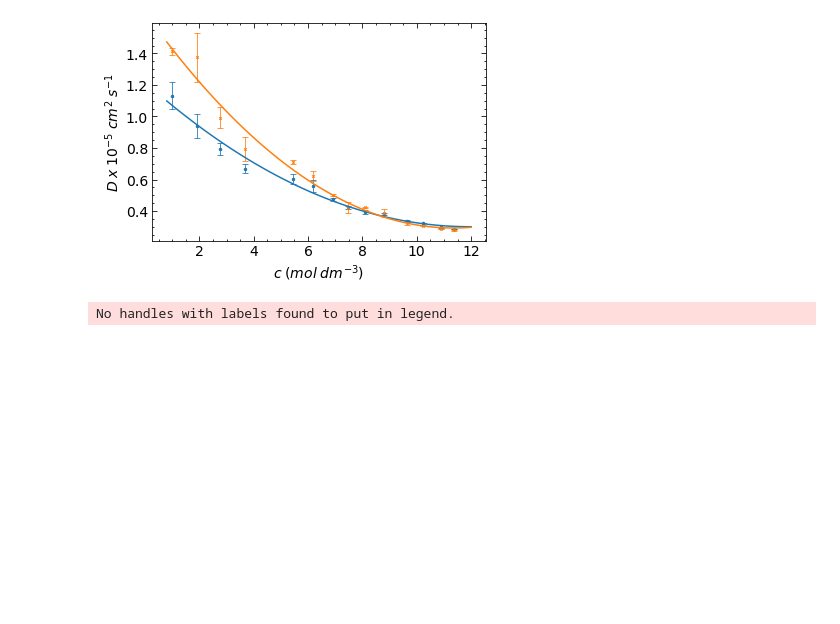
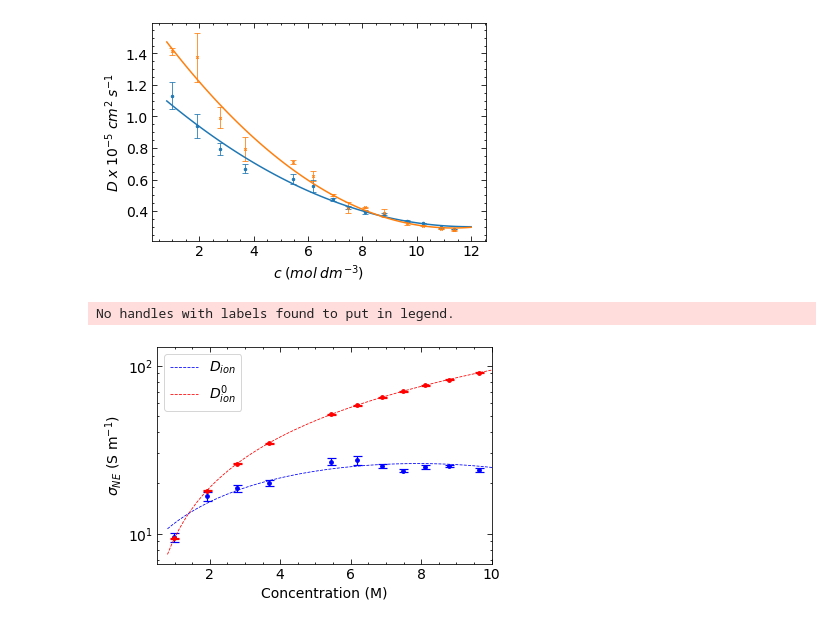
Before and after one commit to aaronrfinney/nernst-einstein, a Jupyter notebook: conductivity.ipynb, the cells around one changed output. Cells and saved outputs as stored; diff of their text form; code cells hidden in the pictures; blank space fills up the shorter version.

```diff
--- a/conductivity.ipynb
+++ b/conductivity.ipynb
@@ -143,33 +143,34 @@ S = np.zeros(nrns)
 infS = np.zeros(nrns)
 
 plt.figure()
 plt.yscale("log")
-#plt.xlim(0.5,10)
+plt.xlim(0.5,10)
 plt.legend(loc="upper left")
 
-plt.xlabel("$c$ (mol dm$^{-3}$)")
+plt.xlabel("Concentration (M)")
 plt.ylabel("$\sigma_{NE}$ (S m$^{-1})$")
 for i in range(0,nrns,1):
     S[i] = e*e*(Ni[i]*NAD[i]+Ni[i]*CLD[i])/ (lx[i]**3* kB*T)
     Serror = (e*e*(Ni[i]+Ni[i])/(lx[i]**3* kB*T)) * np.sqrt(NAsd[i]**2 + CLsd[i]**2)
 
     plt.plot(M[i],S[i],'o',color='b',markersize=pms*1.5)
     plt.errorbar(M[i],S[i],yerr=Serror,ls='none',color='b', capsize=pcs*1.5, elinewidth=plw*1.5, markeredgewidth=plw*1.5)
 
     infS[i] = e*e*(Ni[i]*infNAD+Ni[i]*infCLD)/ (lx[i]**3* kB*T)
     infSerror = (e*e*(Ni[i]+Ni[i])/(lx[i]**3* kB*T)) * np.sqrt(infNAsd**2 + infCLsd**2)
 
     plt.plot(M[i],infS[i],'o',color='r',markersize=pms*1.5)
     plt.errorbar(M[i],infS[i],yerr=infSerror,ls='none',color='r', capsize=pcs*1.5, elinewidth=plw*1.5, markeredgewidth=plw*1.5)
 
 
 Splynml = np.poly1d(np.polyfit(M, S, 2))
 infSplynml = np.poly1d(np.polyfit(M, infS, 2))
 plt.plot(x,Splynml(x),'b--',linewidth=plw, label="$D_{ion}$")
 plt.plot(x,infSplynml(x),'r--',linewidth=plw, label="$D_{ion}^0$")
 
 plt.legend(loc="upper left")
-plt.savefig('conductivity.png')
+plt.savefig('conductivity.png',dpi=300)
 plt.show()
 # %% [output]
 No handles with labels found to put in legend.
+[figure, added]
```
Also changed, not shown: parts of 1 cell of this notebook.
